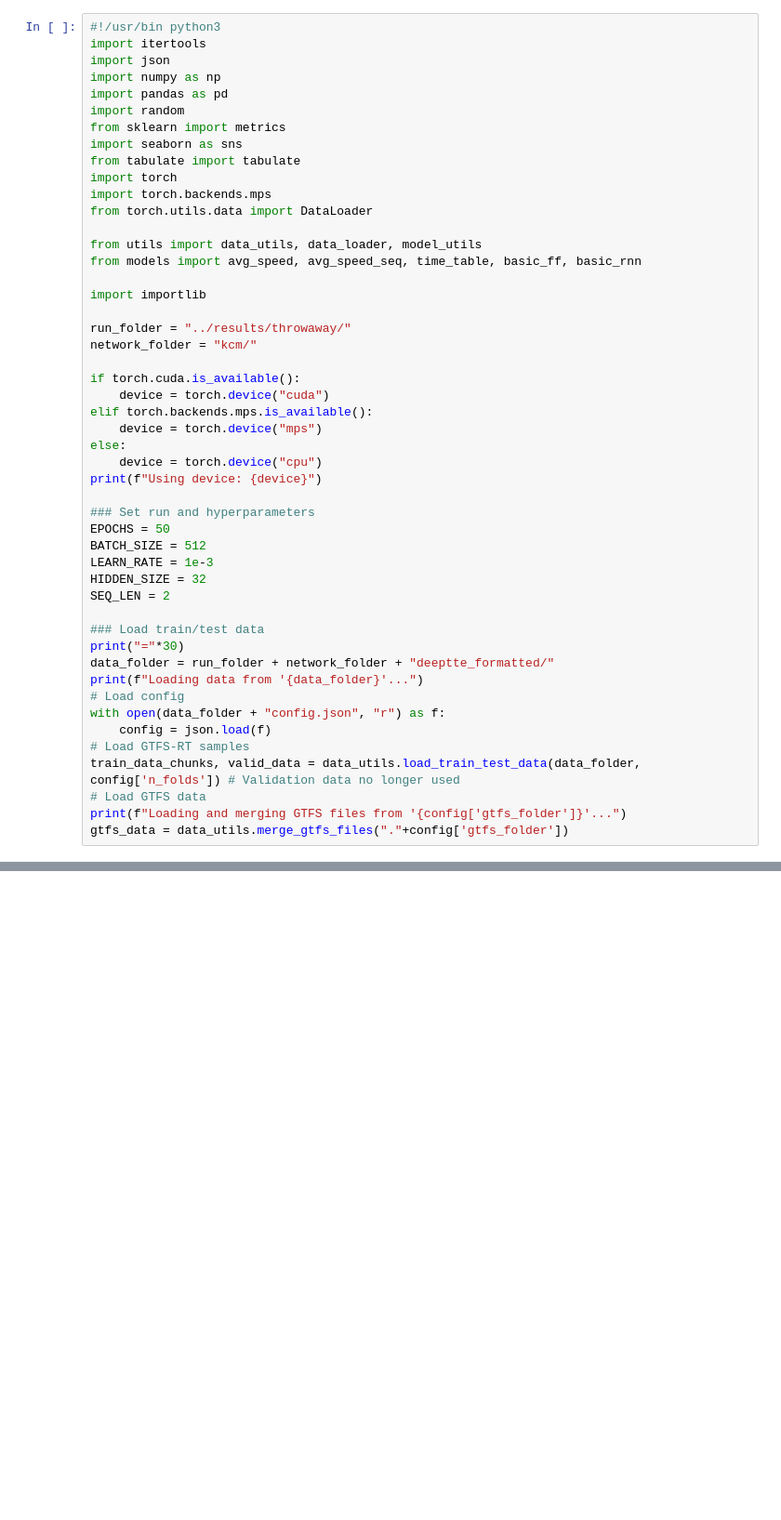
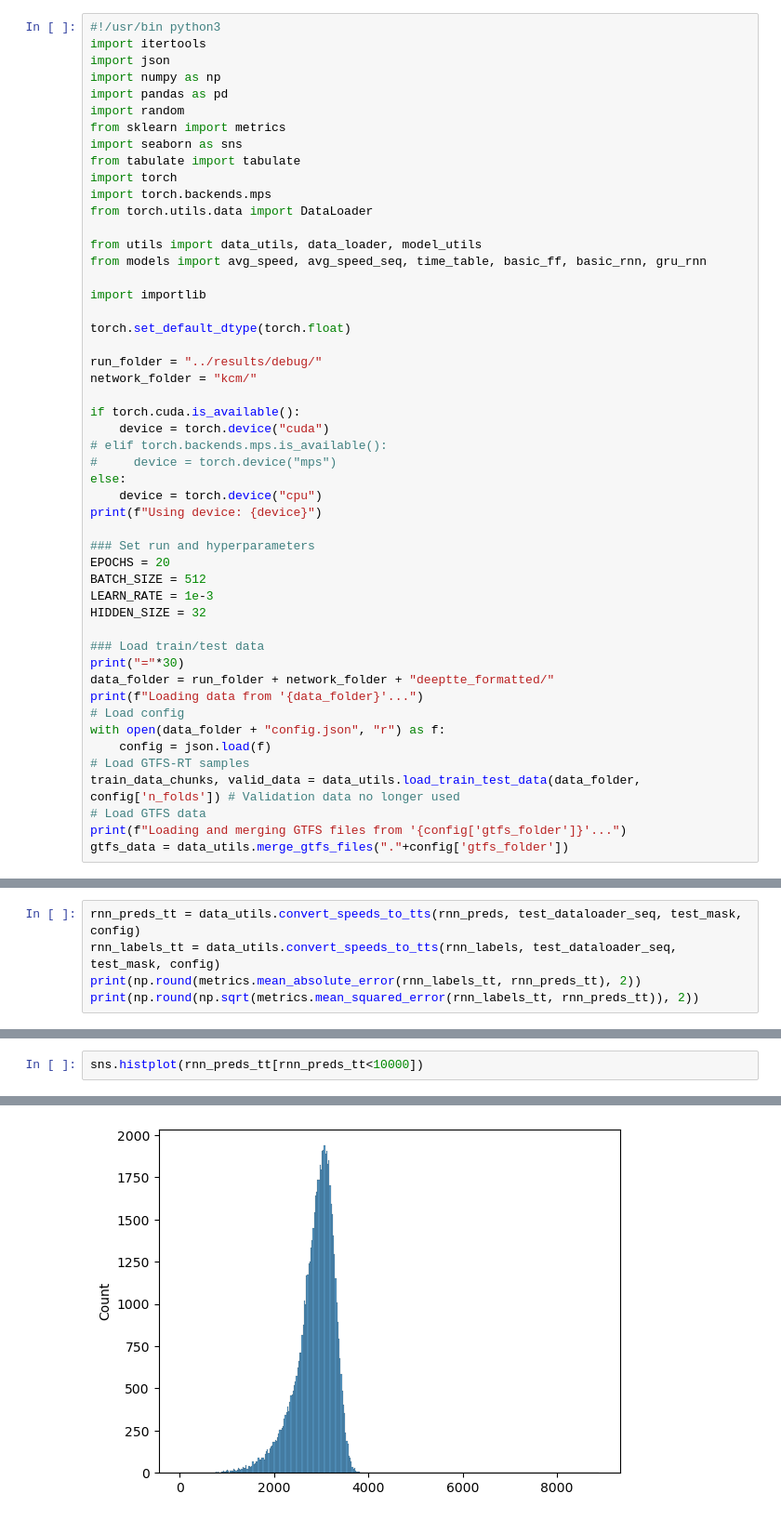
Before and after one commit to zackAemmer/generalizable_travel_times, a Jupyter notebook: src/model_prototpying.ipynb, the cells around one changed output, grey strips where cells are left out. Shown at 93% size. Saved outputs shown, nothing was run; the diff lists cells and outputs as text; blank space fills up the shorter version.

```diff
--- a/src/model_prototpying.ipynb
+++ b/src/model_prototpying.ipynb
@@ -13,27 +13,28 @@ import torch.backends.mps
 from torch.utils.data import DataLoader
 
 from utils import data_utils, data_loader, model_utils
-from models import avg_speed, avg_speed_seq, time_table, basic_ff, basic_rnn
+from models import avg_speed, avg_speed_seq, time_table, basic_ff, basic_rnn, gru_rnn
 
 import importlib
 
-run_folder = "../results/throwaway/"
+torch.set_default_dtype(torch.float)
+
+run_folder = "../results/debug/"
 network_folder = "kcm/"
 
 if torch.cuda.is_available():
     device = torch.device("cuda")
-elif torch.backends.mps.is_available():
-    device = torch.device("mps")
+# elif torch.backends.mps.is_available():
+#     device = torch.device("mps")
 else:
     device = torch.device("cpu")
 print(f"Using device: {device}")
 
 ### Set run and hyperparameters
-EPOCHS = 50
+EPOCHS = 20
 BATCH_SIZE = 512
 LEARN_RATE = 1e-3
 HIDDEN_SIZE = 32
-SEQ_LEN = 2
 
 ### Load train/test data
 print("="*30)
@@ -138,0 +135,5 @@ LOSS: train 0.2794407904148102 valid 0.30647094249725343
+# %%
+rnn_preds_tt = data_utils.convert_speeds_to_tts(rnn_preds, test_dataloader_seq, test_mask, config)
+rnn_labels_tt = data_utils.convert_speeds_to_tts(rnn_labels, test_dataloader_seq, test_mask, config)
+print(np.round(metrics.mean_absolute_error(rnn_labels_tt, rnn_preds_tt), 2))
+print(np.round(np.sqrt(metrics.mean_squared_error(rnn_labels_tt, rnn_preds_tt)), 2))
@@ -138,0 +147,3 @@ LOSS: train 0.2794407904148102 valid 0.30647094249725343
+# %%
+sns.histplot(rnn_preds_tt[rnn_preds_tt<10000])
+# %% [output]
@@ -138,0 +151 @@ LOSS: train 0.2794407904148102 valid 0.30647094249725343
+[figure, added]
```
Also changed, not shown: parts of 16 cells of this notebook, 9 other files.
